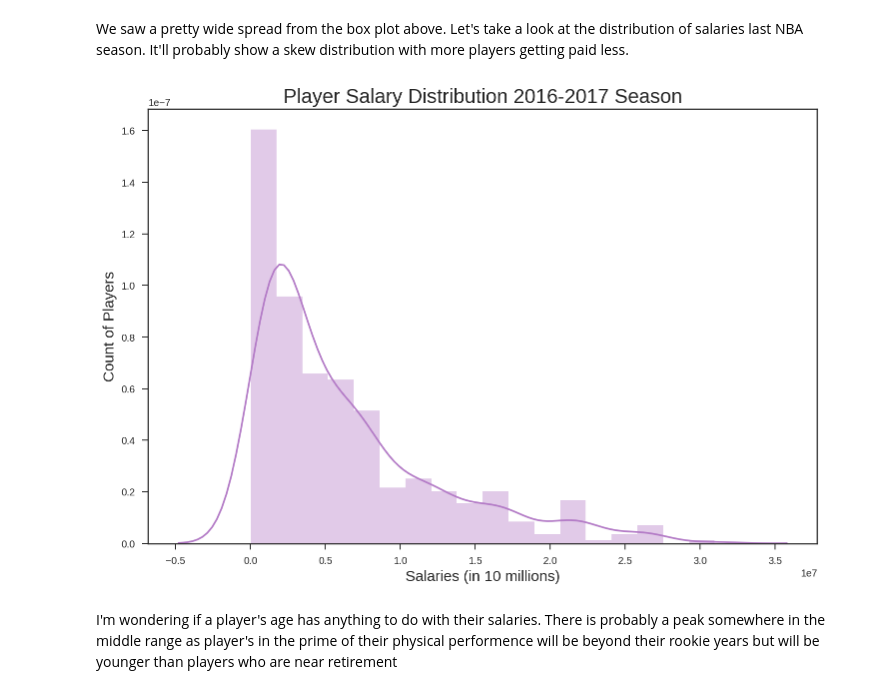
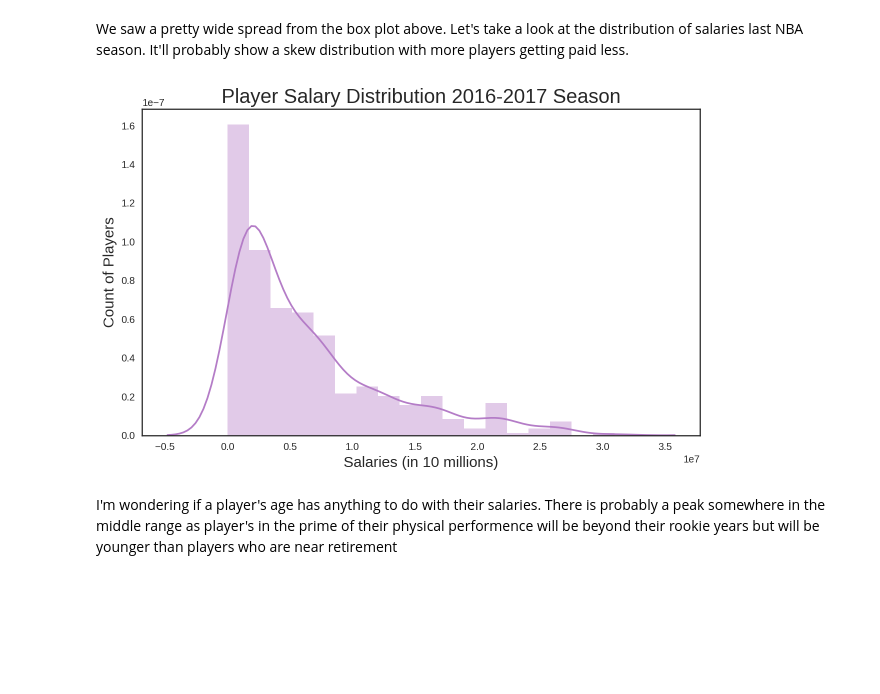
Before and after one commit to michaelkim9/nba_predictor_project_dsi, a Jupyter notebook: Part_3_exploratory_data_analysis.ipynb, the cells around one changed output. Drawn from its saved outputs; the diff is of its cells as text; code cells hidden in the pictures; blank space fills up the shorter version.

Commit message:
updating images

```diff
--- a/Part_3_exploratory_data_analysis.ipynb
+++ b/Part_3_exploratory_data_analysis.ipynb
@@ -194,18 +194,18 @@ memory usage: 148.2+ KB
 # %% [markdown]
 We saw a pretty wide spread from the box plot above. Let's take a look at the distribution of salaries last NBA season. It'll probably show a skew distribution with more players getting paid less.
 # %%
-fig = plt.figure(figsize=(12,8))
+fig = plt.figure(figsize=(10,6))
 ax = plt.gca()
 
 sns.set(style="white", palette="muted", color_codes=True)
 sns.distplot(nba_df['salary'], color="m")
 
 ax.set_title('Player Salary Distribution 2016-2017 Season',size=20)
 ax.set_ylabel('Count of Players', fontsize=15)
 ax.set_xlabel('Salaries (in 10 millions)', fontsize=15)
 plt.show()
 # %% [output]
-[figure, old version]
+[figure, new version]
 # %% [markdown]
 I'm wondering if a player's age has anything to do with their salaries. There is probably a peak somewhere in the middle range as player's in the prime of their physical performence will be beyond their rookie years but will be younger than players who are near retirement
 # %%
```
Also changed, not shown: 5 other files.
